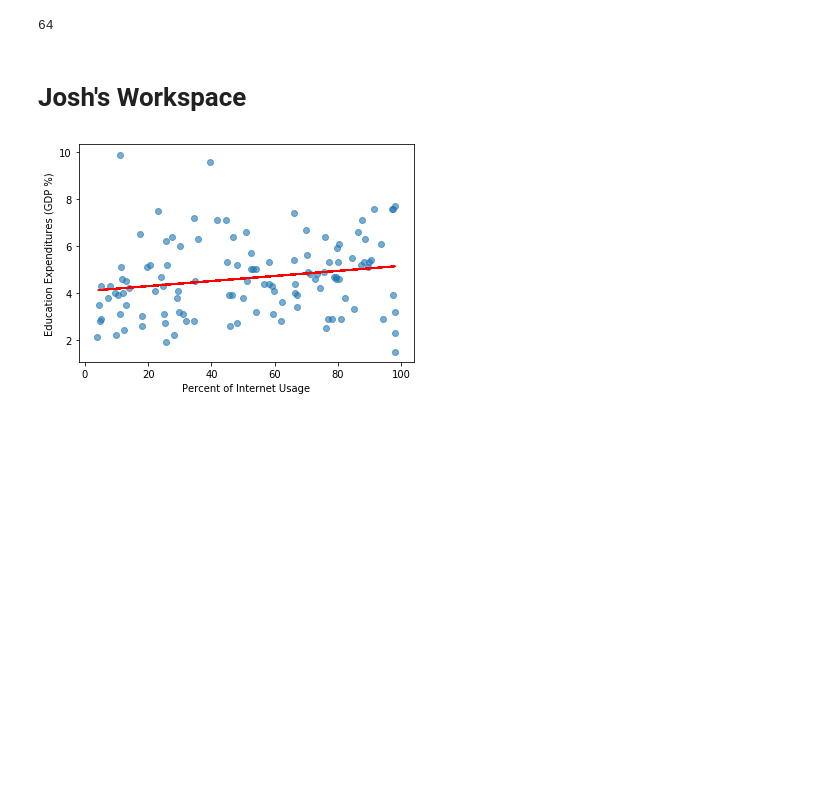
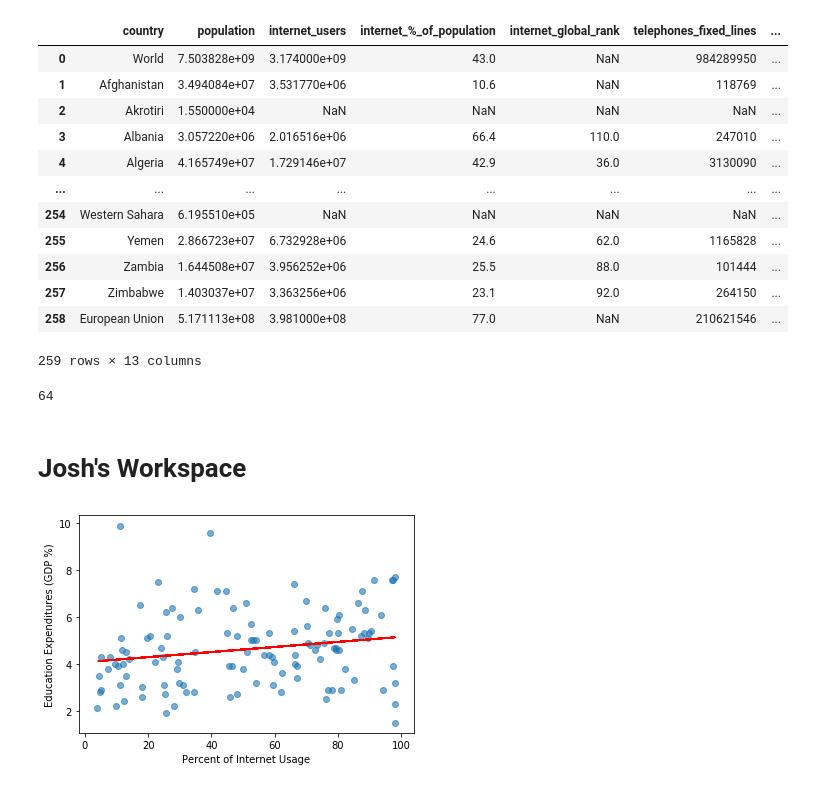
Before and after one commit to JoshuaFarmerATX/butterfly-effect, a Jupyter notebook: butterfly_effect.ipynb, the cells around one changed output. Cells and saved outputs as stored; diff of their text form; code cells hidden in the pictures; blank space fills up the shorter version.

Commit message:
Added colum ISO3.

```diff
--- a/butterfly_effect.ipynb
+++ b/butterfly_effect.ipynb
@@ -12,3 +12,13 @@ import country_converter as coco
 rest_df = data_import.get_rest_countries()
 # %%
 cia_df = data_import.get_cia_data()
+# %%
+some_names = list(cia_df.country)
+standard_names = coco.convert(names=some_names, to='name_short', not_found=None)
+standard_names
+iso3_codes = coco.convert(names=standard_names, to='ISO3', not_found=None)
+
+
+cia_df['ISO3'] = iso3_codes
+cia_df
+# %% [output]
@@ -15,3 +42,16 @@ cia_df = data_import.get_cia_data()
+|  | country | population | internet_users | internet_%_of_population | internet_global_rank | telephones_fixed_lines | ... |
+| 0 | World | 7.503828e+09 | 3.174000e+09 | 43.0 | NaN | 984289950 | ... |
+| 1 | Afghanistan | 3.494084e+07 | 3.531770e+06 | 10.6 | NaN | 118769 | ... |
+| 2 | Akrotiri | 1.550000e+04 | NaN | NaN | NaN | NaN | ... |
+| 3 | Albania | 3.057220e+06 | 2.016516e+06 | 66.4 | 110.0 | 247010 | ... |
+| 4 | Algeria | 4.165749e+07 | 1.729146e+07 | 42.9 | 36.0 | 3130090 | ... |
+| ... | ... | ... | ... | ... | ... | ... | ... |
+| 254 | Western Sahara | 6.195510e+05 | NaN | NaN | NaN | NaN | ... |
+| 255 | Yemen | 2.866723e+07 | 6.732928e+06 | 24.6 | 62.0 | 1165828 | ... |
+| 256 | Zambia | 1.644508e+07 | 3.956252e+06 | 25.5 | 88.0 | 101444 | ... |
+| 257 | Zimbabwe | 1.403037e+07 | 3.363256e+06 | 23.1 | 92.0 | 264150 | ... |
+| 258 | European Union | 5.171113e+08 | 3.981000e+08 | 77.0 | NaN | 210621546 | ... |
+259 rows × 13 columns
 # %%
 #drop NaN values
 new_cia = cia_df.dropna(subset=['internet_users'])
```
Also changed, not shown: parts of 1 cell of this notebook.
